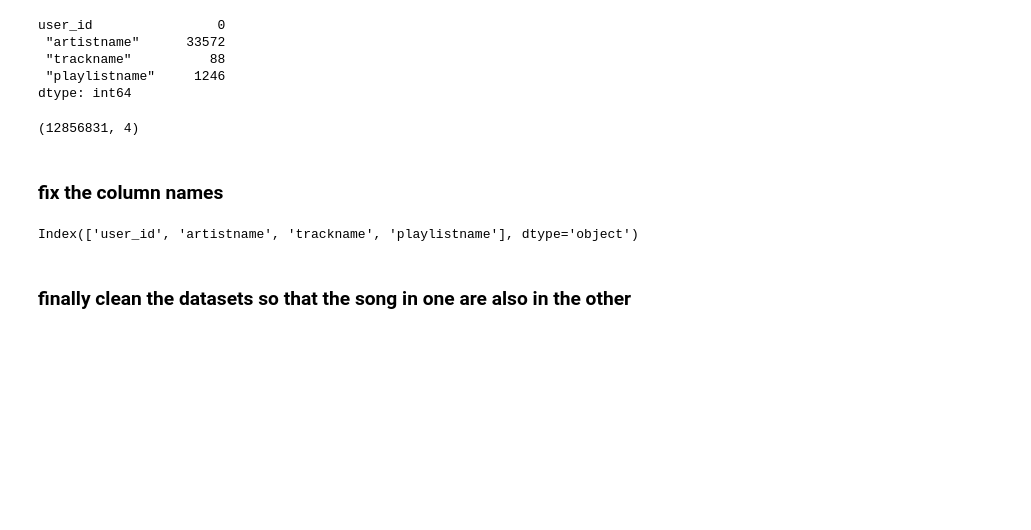
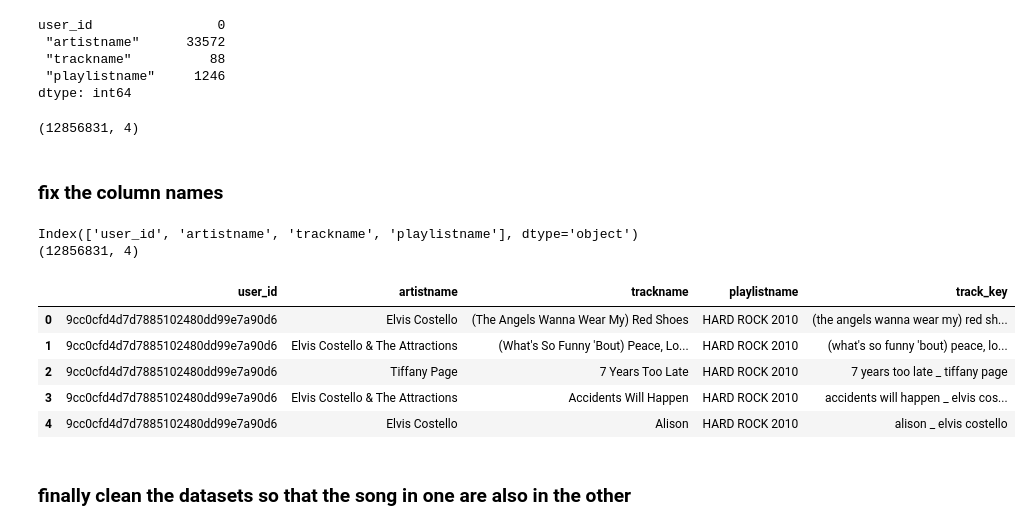
Before and after one commit to lilylogan/cs453_project, a Jupyter notebook: data_preprocessing.ipynb, the cells around one changed output. Drawn from its saved outputs; the diff is of its cells as text; code cells hidden in the pictures; blank space fills up the shorter version.

```diff
--- a/data_preprocessing.ipynb
+++ b/data_preprocessing.ipynb
@@ -133,8 +133,21 @@ playlists.columns = playlists.columns.str.replace('"', '').str.strip()
 
 # Check the updated column names
 print(playlists.columns)
+print(playlists.shape)
 # %% [output]
 Index(['user_id', 'artistname', 'trackname', 'playlistname'], dtype='object')
+(12856831, 4)
+# %%
+playlists["track_key"] = playlists["trackname"].str.lower().str.strip() + " _ " + playlists["artistname"].str.lower().str.strip()
+playlists = playlists.drop_duplicates(subset=["track_key"])
+playlists.head()
+# %% [output]
+|  | user_id | artistname | trackname | playlistname | track_key |
+| 0 | 9cc0cfd4d7d7885102480dd99e7a90d6 | Elvis Costello | (The Angels Wanna Wear My) Red Shoes | HARD ROCK 2010 | (the angels wanna wear my) red sh... |
+| 1 | 9cc0cfd4d7d7885102480dd99e7a90d6 | Elvis Costello & The Attractions | (What's So Funny 'Bout) Peace, Lo... | HARD ROCK 2010 | (what's so funny 'bout) peace, lo... |
+| 2 | 9cc0cfd4d7d7885102480dd99e7a90d6 | Tiffany Page | 7 Years Too Late | HARD ROCK 2010 | 7 years too late _ tiffany page |
+| 3 | 9cc0cfd4d7d7885102480dd99e7a90d6 | Elvis Costello & The Attractions | Accidents Will Happen | HARD ROCK 2010 | accidents will happen _ elvis cos... |
+| 4 | 9cc0cfd4d7d7885102480dd99e7a90d6 | Elvis Costello | Alison | HARD ROCK 2010 | alison _ elvis costello |
 # %% [markdown]
 ### finally clean the datasets so that the song in one are also in the other
 # %%
```
Also changed, not shown: parts of 13 cells of this notebook.
